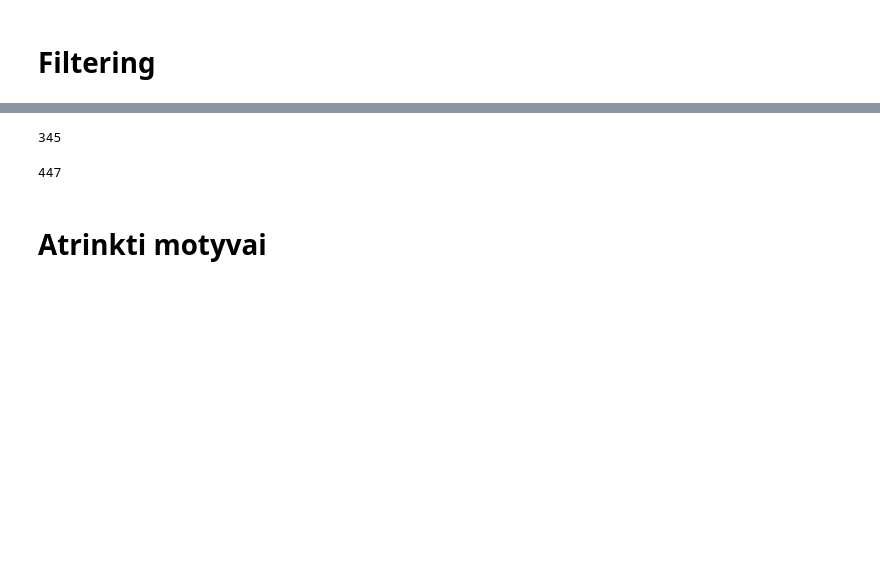
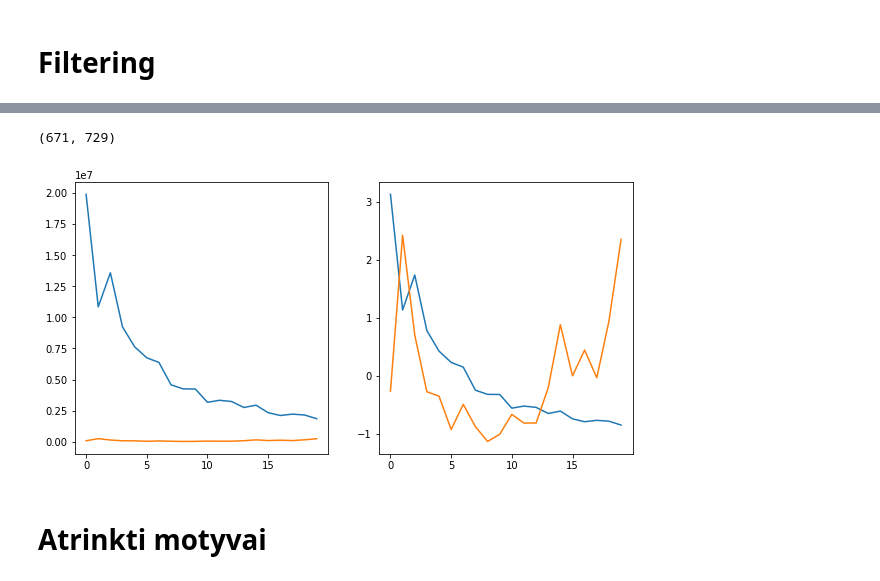
Before and after one commit to alpha358/audio_motif_search, a Jupyter notebook: analyse_two_series.ipynb, the cells around one changed output, grey strips where cells are left out. Drawn from its saved outputs; the diff is of its cells as text; code cells hidden in the pictures; blank space fills up the shorter version.

```diff
--- a/analyse_two_series.ipynb
+++ b/analyse_two_series.ipynb
@@ -130,8 +131,4 @@ plt.plot(distanceL2)
 # %%
-idx_1[0]
+idx_1[0], idx_2[0]
 # %% [output]
-345
+(671, 729)
-# %%
-idx_2[0]
-# %% [output]
-447
@@ -141,2 +135,6 @@ plt.plot( norm(mel_B[10, 1000:2000][idx_2[0]:idx_2[0]+400])  )
+# %%
+inspect_motifs(A, B, idx_1[1], idx_2[1], motif_len)
+# %% [output]
+[figure, added]
 # %% [markdown]
 # Atrinkti motyvai
```
Also changed, not shown: parts of 15 cells of this notebook, 1 other file.
